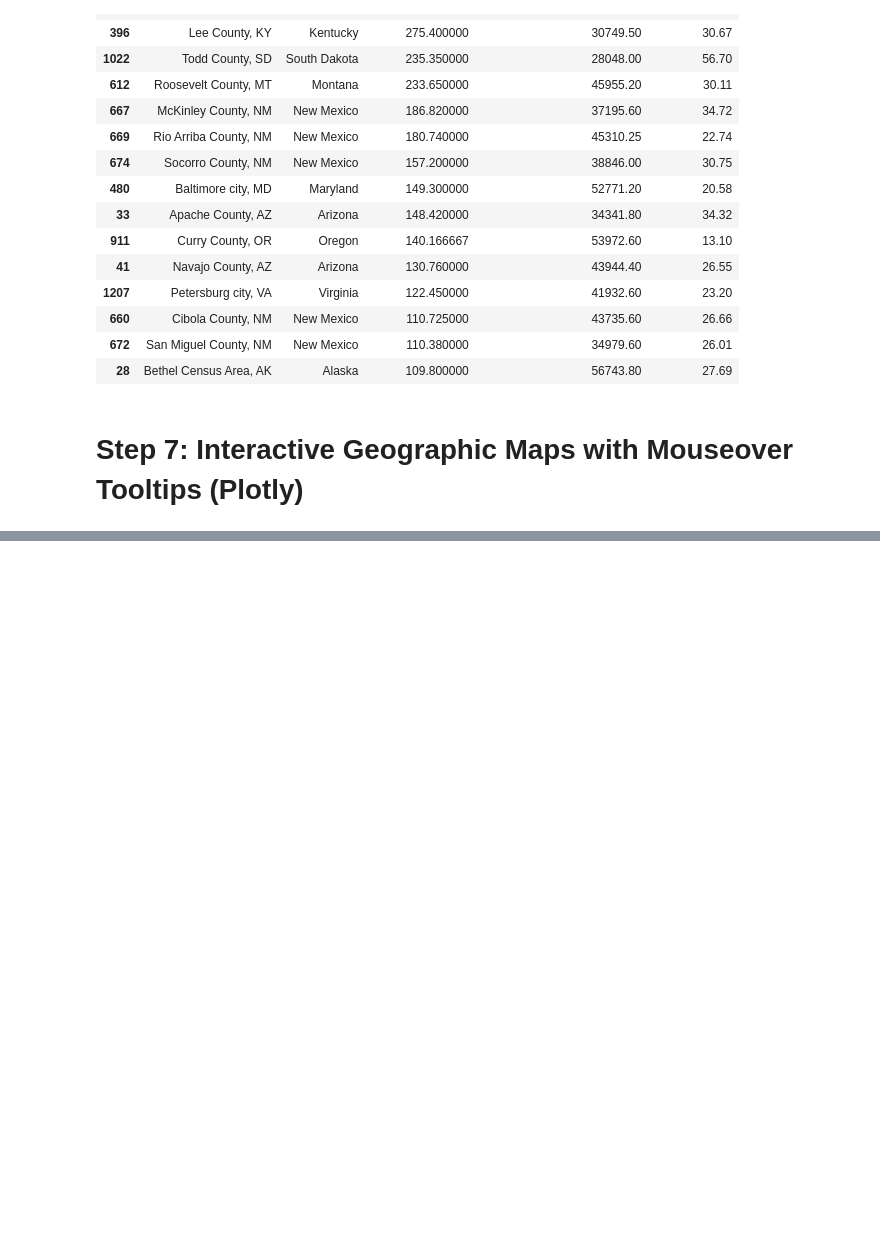
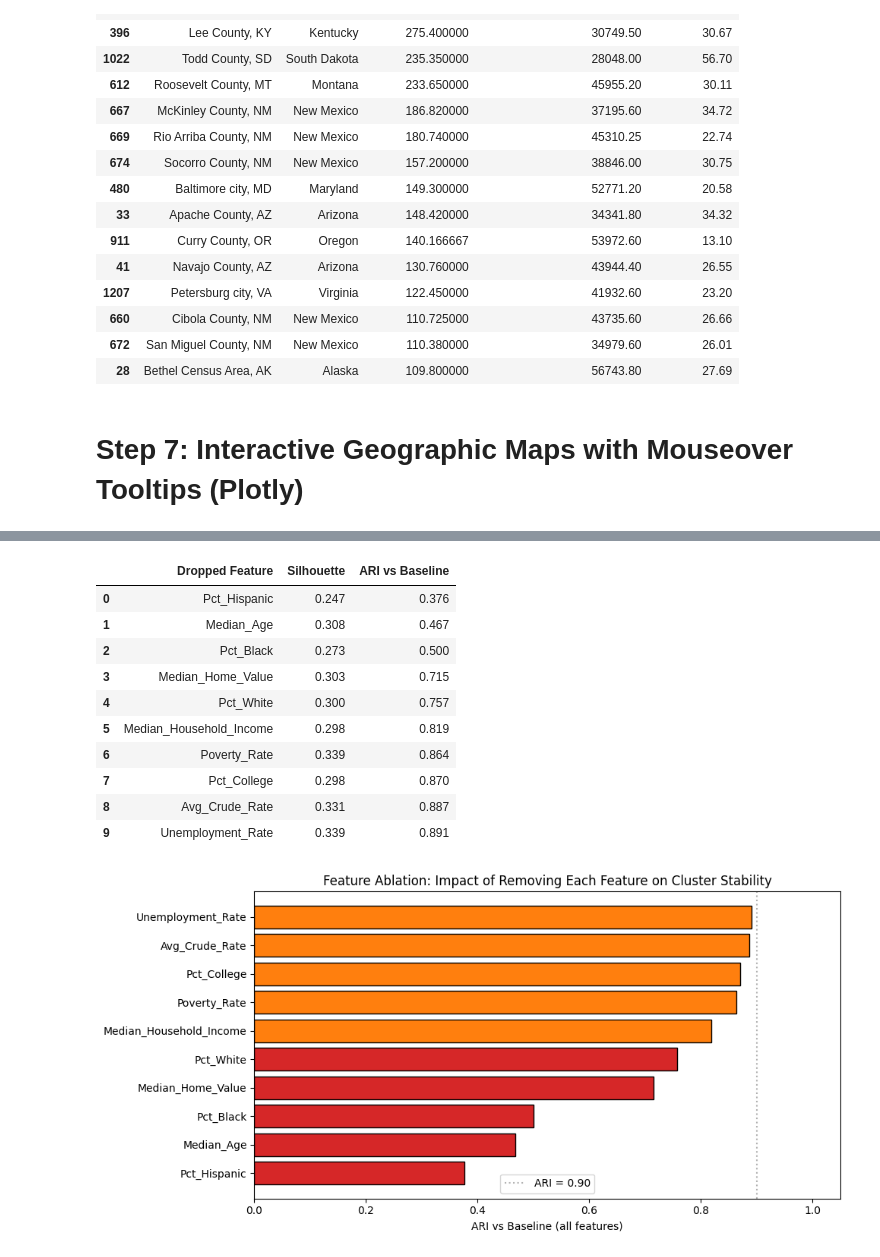
Before and after one commit to kevallabUmich/10-milestoneii_wn26, a Jupyter notebook: Unsupervised_Final.ipynb, the cells around one changed output, grey strips where cells are left out. Saved outputs shown, nothing was run; the diff lists cells and outputs as text; code cells hidden in the pictures; blank space fills up the shorter version.

```diff
--- a/Unsupervised_Final.ipynb
+++ b/Unsupervised_Final.ipynb
@@ -1050,0 +1127,67 @@ Montana                 1
+# %%
+# =============================================================================
+# Step 8: Sensitivity Analysis — Feature Ablation
+# =============================================================================
+from sklearn.metrics import adjusted_rand_score, silhouette_score
+
+ref_labels = df_all['kmeans_cluster'].values   # baseline cluster assignments
+
+print("=" * 70)
+print("SENSITIVITY ANALYSIS: Feature Ablation (leave-one-out)")
+print("=" * 70)
+
+ablation_results = []
+
+for feat in feature_cols:
+    remaining = [f for f in feature_cols if f != feat]
+    X_abl = X_scaled[remaining]
+
+    pca_abl = PCA(n_components=min(n_comp, len(remaining)))
+    X_pca_abl = pca_abl.fit_transform(X_abl)
+
+    km_abl = KMeans(n_clusters=best_k, n_init=20, random_state=42)
+    abl_labels = km_abl.fit_predict(X_pca_abl)
+
+    sil = silhouette_score(X_pca_abl, abl_labels)
+    ari = adjusted_rand_score(ref_labels, abl_labels)
+
+    ablation_results.append({
+        'Dropped Feature': feat,
+        'Silhouette': round(sil, 3),
+        'ARI vs Baseline': round(ari, 3)
+    })
+
+abl_df = pd.DataFrame(ablation_results).sort_values('ARI vs Baseline')
+print(f"\nBaseline: all {len(feature_cols)} features, {n_comp} PCA components, k={best_k}")
+display(abl_df.reset_index(drop=True))
+
+fig, ax = plt.subplots(figsize=(10, 5))
+colors_abl = ['#d62728' if a < 0.80 else '#ff7f0e' if a < 0.90 else 'mediumseagreen'
+               for a in abl_df['ARI vs Baseline']]
+ax.barh(abl_df['Dropped Feature'], abl_df['ARI vs Baseline'],
+        color=colors_abl, edgecolor='black')
+ax.axvline(x=0.90, color='gray', linestyle=':', alpha=0.6, label='ARI = 0.90')
+ax.set_xlabel('ARI vs Baseline (all features)')
+ax.set_title('Feature Ablation: Impact of Removing Each Feature on Cluster Stability')
+ax.set_xlim(0, 1.05)
+ax.legend()
+plt.tight_layout(); plt.show()
+
+# ── Summary ──
+print("\n" + "=" * 70)
+print("SENSITIVITY SUMMARY")
+print("=" * 70)
+
+most_sensitive = abl_df.iloc[0]
+least_sensitive = abl_df.iloc[-1]
+print(f"\n  ARI range: {abl_df['ARI vs Baseline'].min():.3f} – "
+      f"{abl_df['ARI vs Baseline'].max():.3f}")
+print(f"  Most sensitive to removing: {most_sensitive['Dropped Feature']} "
+      f"(ARI = {most_sensitive['ARI vs Baseline']:.3f})")
+print(f"  Least sensitive to removing: {least_sensitive['Dropped Feature']} "
+      f"(ARI = {least_sensitive['ARI vs Baseline']:.3f})")
+mean_abl_ari = abl_df['ARI vs Baseline'].mean()
+print(f"  Mean ARI across all ablations: {mean_abl_ari:.3f}")
+robust = 'highly' if mean_abl_ari > 0.85 else 'moderately' if mean_abl_ari > 0.70 else 'somewhat'
+print(f"  Clusters are {robust} robust to individual feature removal.")
+# %% [output]
@@ -1050,0 +1199,12 @@ Montana                 1
+|  | Dropped Feature | Silhouette | ARI vs Baseline |
+| 0 | Pct_Hispanic | 0.247 | 0.376 |
+| 1 | Median_Age | 0.308 | 0.467 |
+| 2 | Pct_Black | 0.273 | 0.500 |
+| 3 | Median_Home_Value | 0.303 | 0.715 |
+| 4 | Pct_White | 0.300 | 0.757 |
+| 5 | Median_Household_Income | 0.298 | 0.819 |
+| 6 | Poverty_Rate | 0.339 | 0.864 |
+| 7 | Pct_College | 0.298 | 0.870 |
+| 8 | Avg_Crude_Rate | 0.331 | 0.887 |
+| 9 | Unemployment_Rate | 0.339 | 0.891 |
+[figure, added]
```
Also changed, not shown: parts of 7 cells of this notebook.
